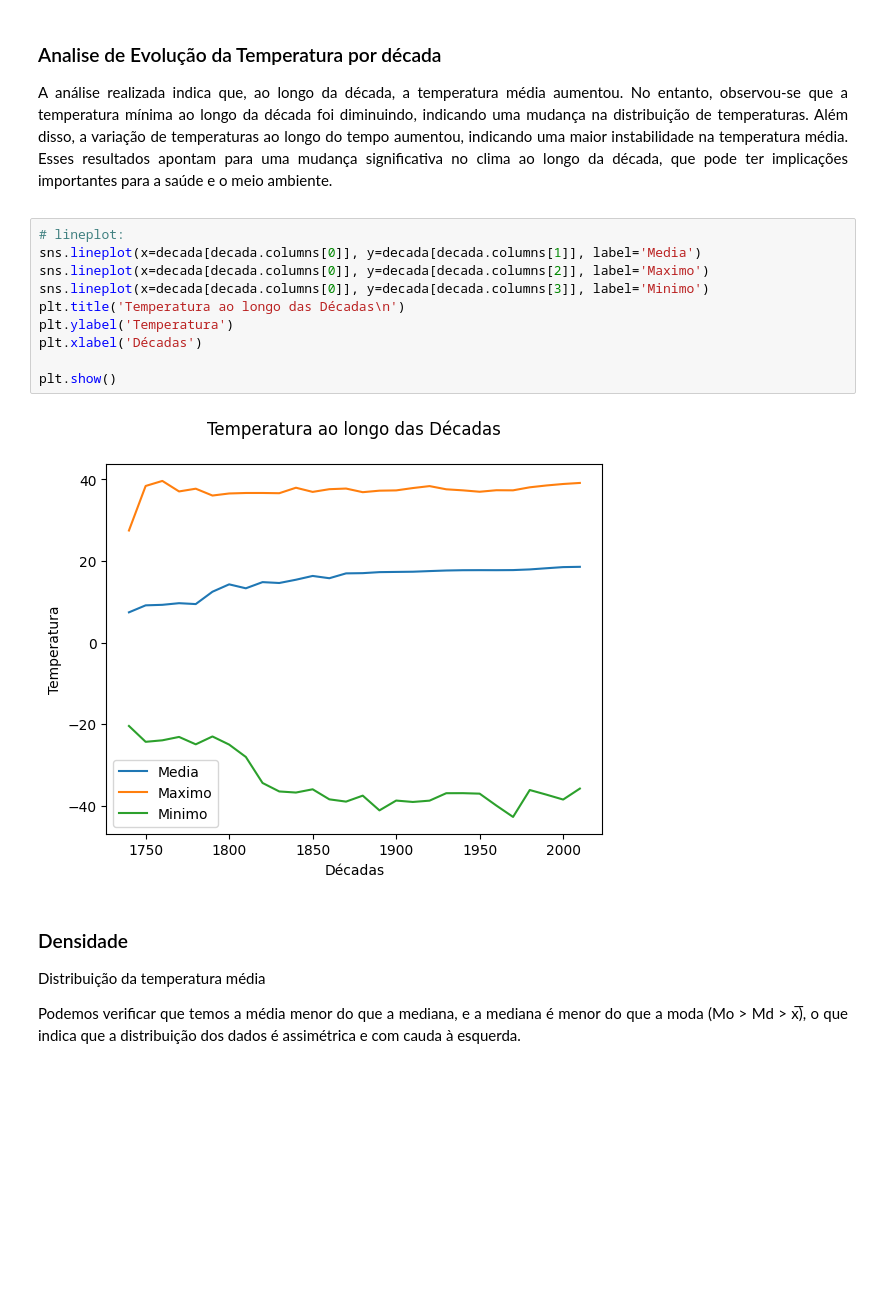
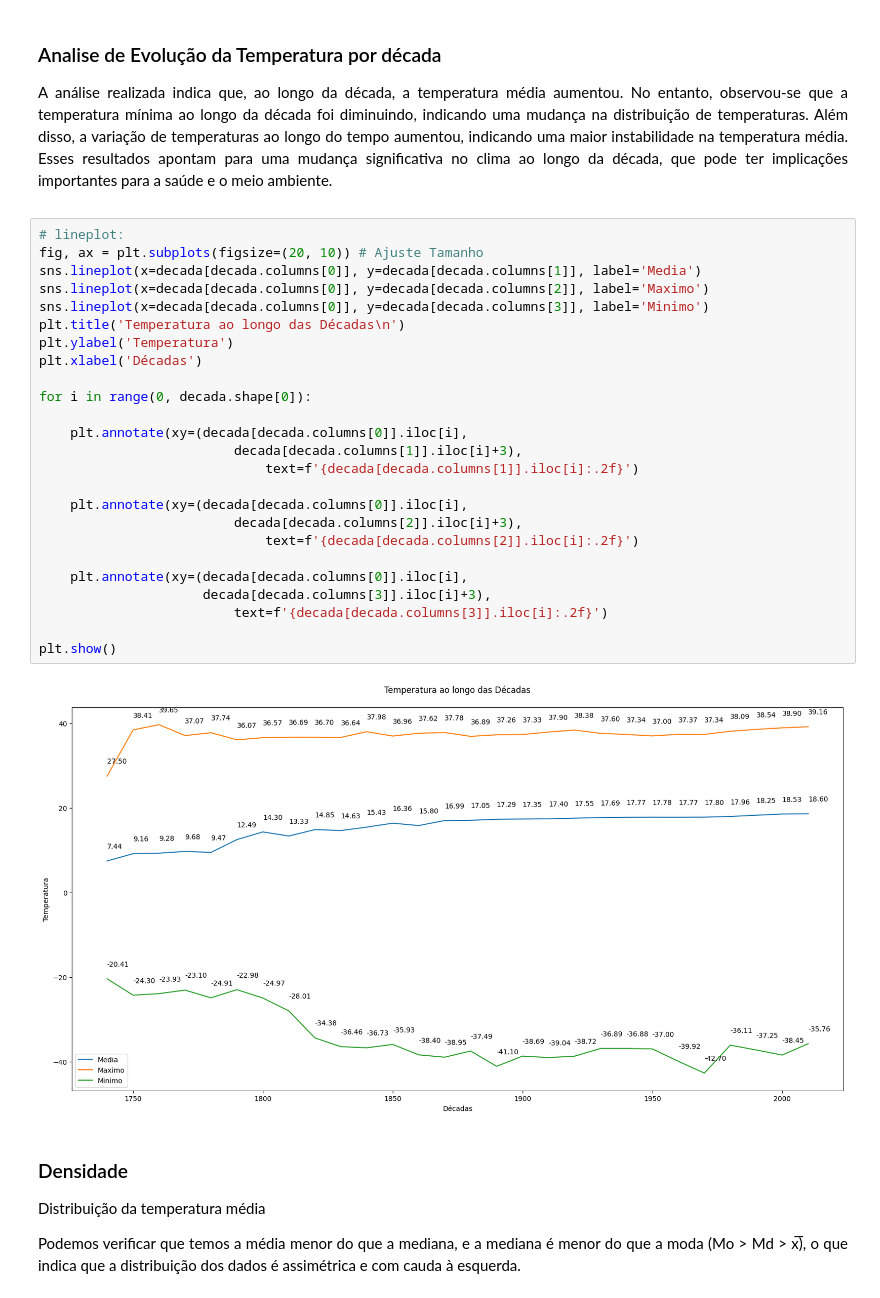
Before and after one commit to olher/ProjetoAplicado1, a Jupyter notebook: Analise Exploratoria.ipynb, the cells around one changed output. Cells and saved outputs as stored; diff of their text form; blank space fills up the shorter version.

Commit message:
Plot valores graficos

```diff
--- a/Analise Exploratoria.ipynb
+++ b/Analise Exploratoria.ipynb
@@ -140,16 +140,31 @@ A análise realizada indica que, ao longo da década, a temperatura média aumen
 <p/>
 # %%
 # lineplot:
+fig, ax = plt.subplots(figsize=(20, 10)) # Ajuste Tamanho
 sns.lineplot(x=decada[decada.columns[0]], y=decada[decada.columns[1]], label='Media')
 sns.lineplot(x=decada[decada.columns[0]], y=decada[decada.columns[2]], label='Maximo')
 sns.lineplot(x=decada[decada.columns[0]], y=decada[decada.columns[3]], label='Minimo')
 plt.title('Temperatura ao longo das Décadas\n')
 plt.ylabel('Temperatura')
 plt.xlabel('Décadas')
 
+for i in range(0, decada.shape[0]):
+
+    plt.annotate(xy=(decada[decada.columns[0]].iloc[i],
+                         decada[decada.columns[1]].iloc[i]+3),
+                             text=f'{decada[decada.columns[1]].iloc[i]:.2f}')
+
+    plt.annotate(xy=(decada[decada.columns[0]].iloc[i],
+                         decada[decada.columns[2]].iloc[i]+3),
+                             text=f'{decada[decada.columns[2]].iloc[i]:.2f}')
+
+    plt.annotate(xy=(decada[decada.columns[0]].iloc[i],
+                     decada[decada.columns[3]].iloc[i]+3),
+                         text=f'{decada[decada.columns[3]].iloc[i]:.2f}')
+
 plt.show()
 # %% [output]
-[figure, old version]
+[figure, new version]
 # %% [markdown]
 ### Densidade
 
```
Also changed, not shown: parts of 10 cells of this notebook.
